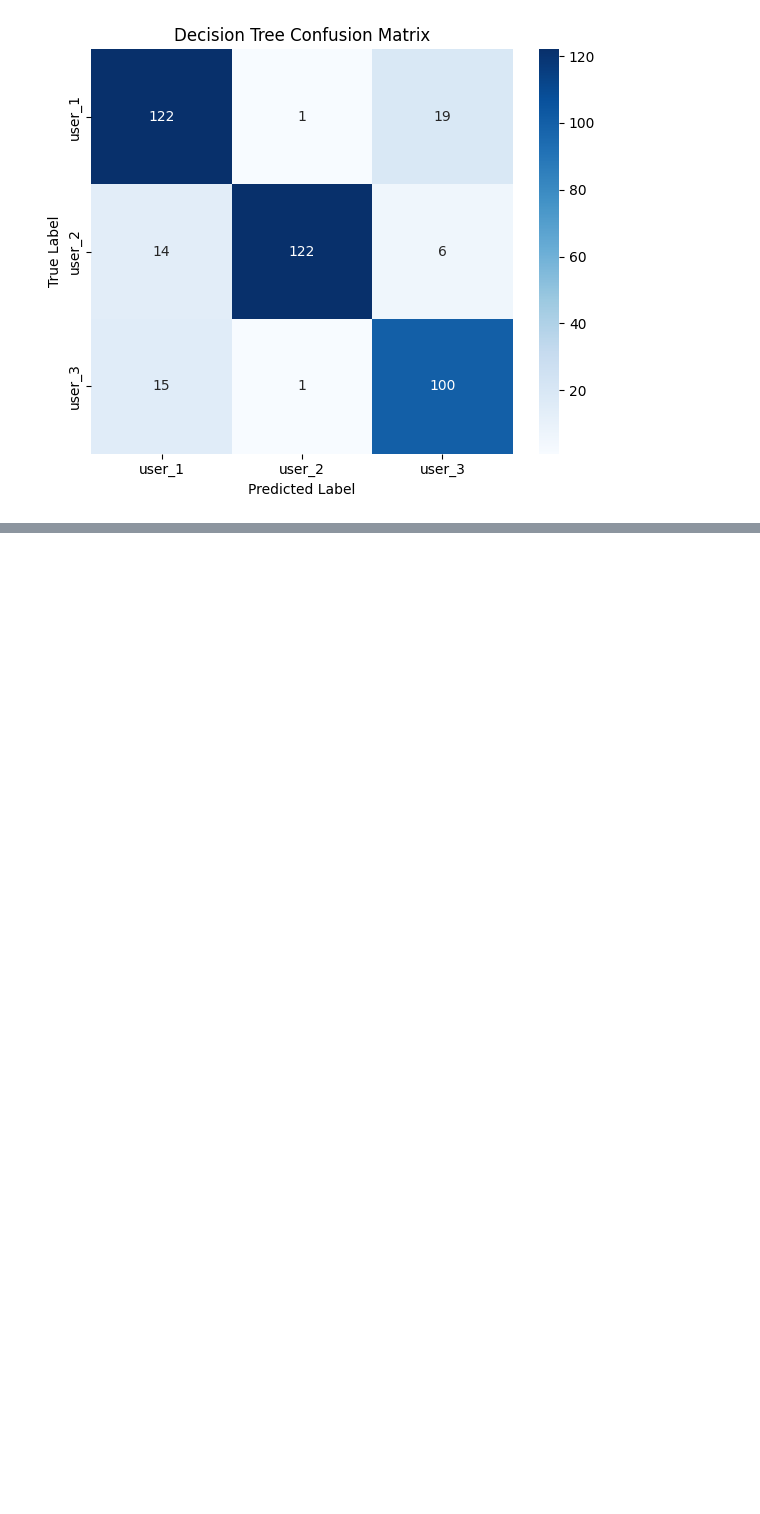
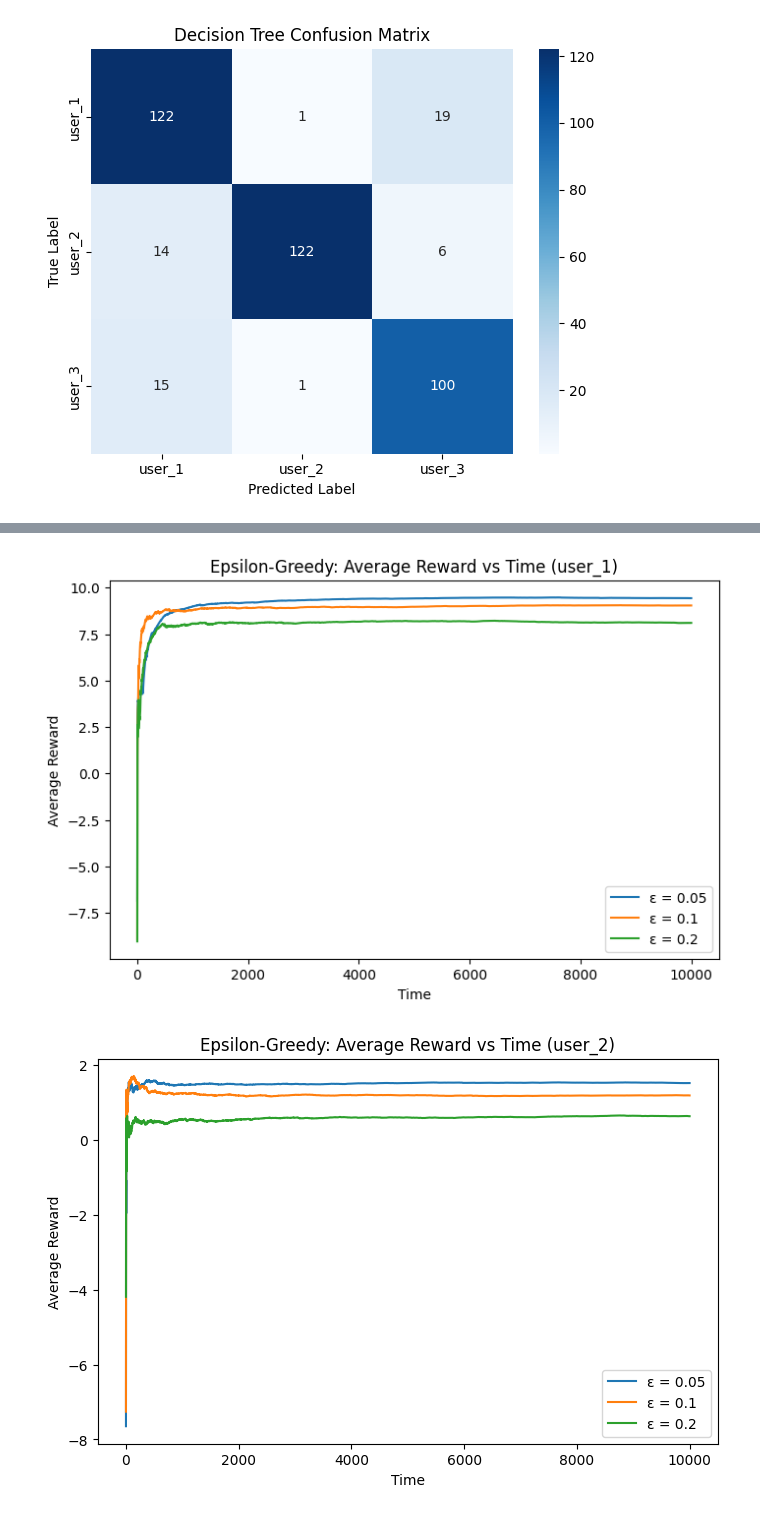
Before and after one commit to Uday30104/lab3-contextual-bandit, a Jupyter notebook: lab3_results_U20230020.ipynb, the cells around one changed output, grey strips where cells are left out. Saved outputs shown, nothing was run; the diff lists cells and outputs as text; code cells hidden in the pictures; blank space fills up the shorter version.

```diff
--- a/lab3_results_U20230020.ipynb
+++ b/lab3_results_U20230020.ipynb
@@ -232,0 +333,5 @@ plt.show()
+# %%
+# Sanity check: print arm indices
+for ctx in USER_CONTEXTS:
+    for cat in NEWS_CATEGORIES:
+        print(f"{ctx}, {cat} -> arm {arm_index(ctx, cat)}")
@@ -232,0 +381,9 @@ plt.show()
+# %%
+import numpy as np
+import matplotlib.pyplot as plt
+
+T = 10_000
+EPSILONS = [0.05, 0.1, 0.2]
+
+CONTEXTS = ["user_1", "user_2", "user_3"]
+NUM_ARMS = 4  # ENTERTAINMENT, EDUCATION, TECH, CRIME
@@ -232,0 +416,18 @@ plt.show()
+# %%
+epsilon_results = {}
+
+for ctx in CONTEXTS:
+    epsilon_results[ctx] = {}
+    for eps in EPSILONS:
+        avg_rewards, final_Q = epsilon_greedy_context(ctx, eps)
+        epsilon_results[ctx][eps] = {
+            "avg_rewards": avg_rewards,
+            "expected_rewards": final_Q
+        }
+# %%
+for ctx in CONTEXTS:
+    print(f"\nExpected Reward Distribution — {ctx}")
+    for eps in EPSILONS:
+        print(f"  ε = {eps}")
+        for i, cat in enumerate(NEWS_CATEGORIES):
+            print(f"    {cat}: {epsilon_results[ctx][eps]['expected_rewards'][i]:.4f}")
@@ -232,0 +452,16 @@ plt.show()
+# %%
+for ctx in CONTEXTS:
+    plt.figure(figsize=(8, 5))
+    for eps in EPSILONS:
+        plt.plot(
+            epsilon_results[ctx][eps]["avg_rewards"],
+            label=f"ε = {eps}"
+        )
+    plt.title(f"Epsilon-Greedy: Average Reward vs Time ({ctx})")
+    plt.xlabel("Time")
+    plt.ylabel("Average Reward")
+    plt.legend()
+    plt.show()
+# %% [output]
+[figure, added]
+[figure, added]
```
Also changed, not shown: parts of 45 cells of this notebook, 1 other file.
